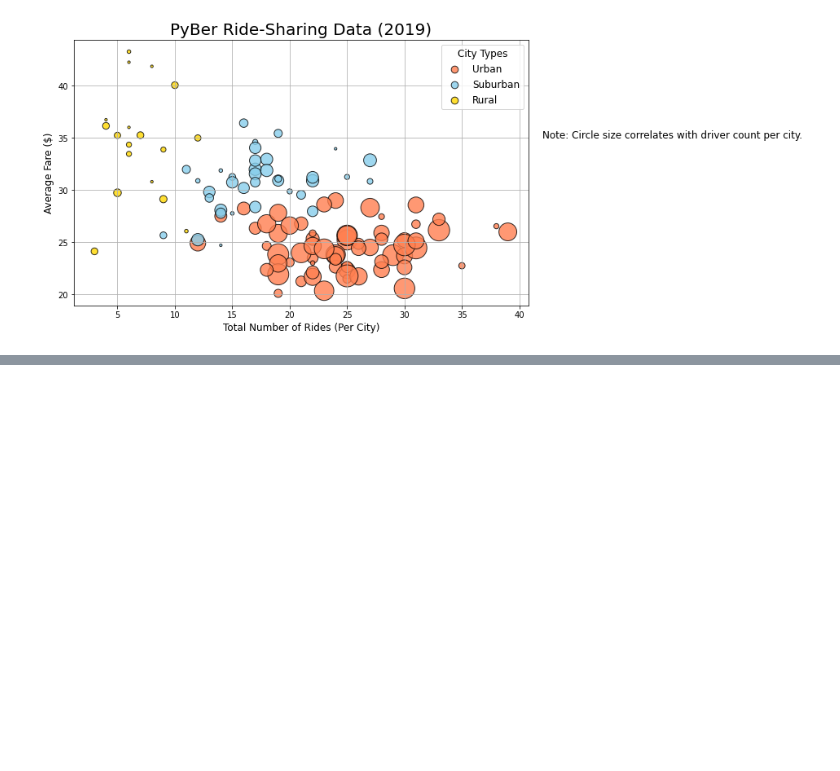
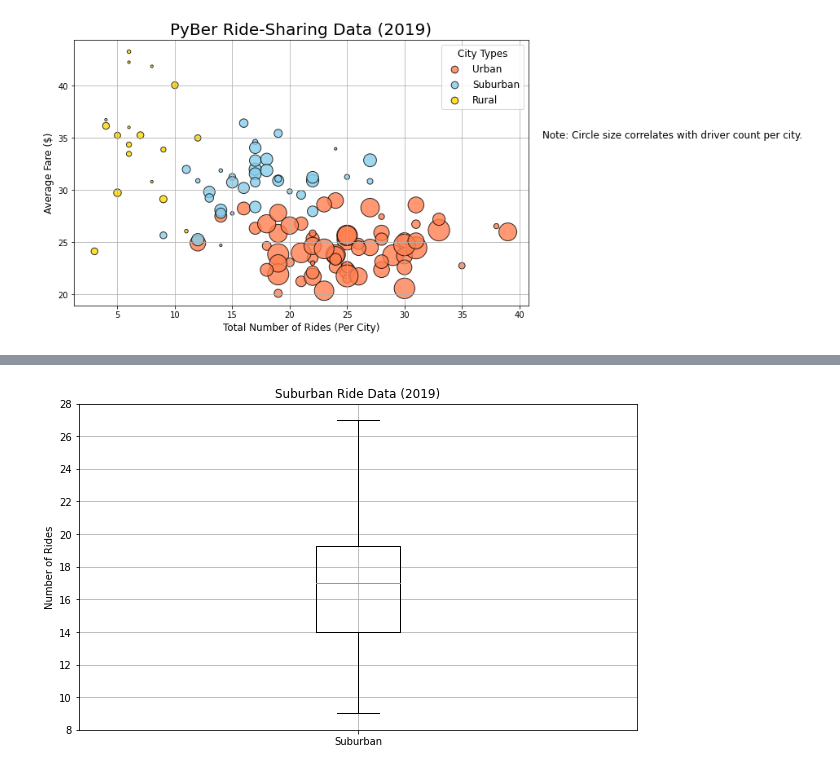
Before and after one commit to Changscorner/PyBer_Analysis, a Jupyter notebook: PyBer.ipynb, the cells around one changed output, grey strips where cells are left out. Drawn from its saved outputs; the diff is of its cells as text; code cells hidden in the pictures; blank space fills up the shorter version.

```diff
--- a/PyBer.ipynb
+++ b/PyBer.ipynb
@@ -293,0 +432,11 @@ plt.show()
+# %%
+x_labels= ["Suburban"]
+fig, ax= plt.subplots(figsize=(10,6))
+ax.boxplot(suburban_ride_count, labels = x_labels)
+ax.set_ylabel("Number of Rides")
+ax.set_yticks(np.arange(8, 30, step=2.0))
+ax.grid()
+ax.set_title("Suburban Ride Data (2019)")
+plt.show()
+# %% [output]
+[figure, added]
```
Also changed, not shown: parts of 25 cells of this notebook, 4 other files.
